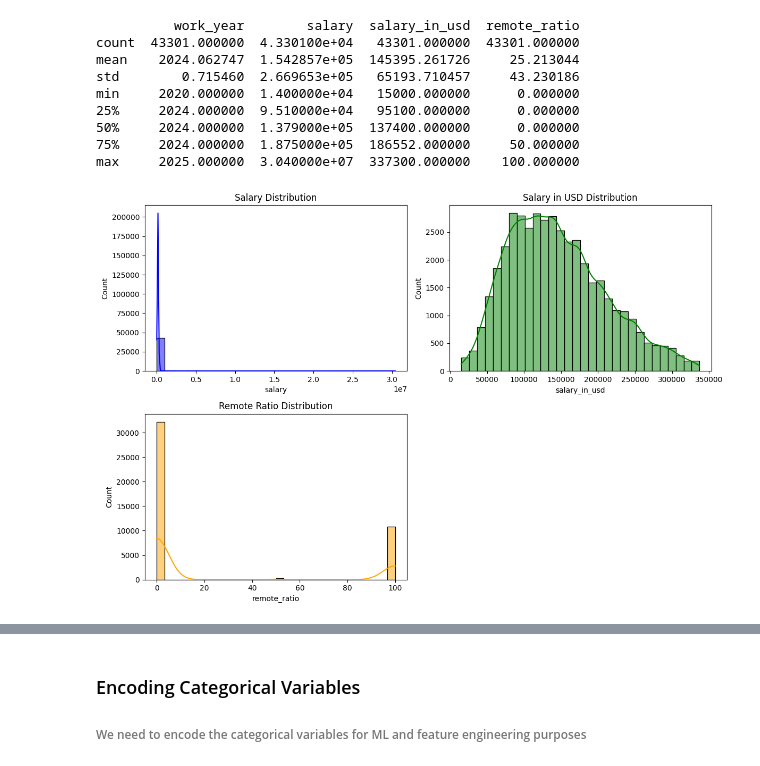
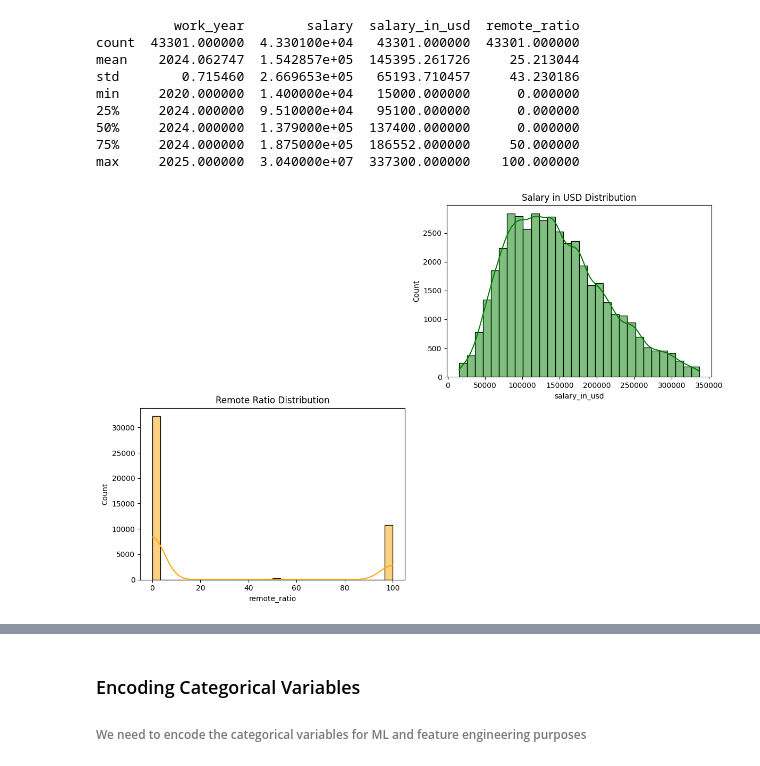
Before and after one commit to Zpicard/CIS490_Project, a Jupyter notebook: CleanData_EDA.ipynb, the cells around one changed output, grey strips where cells are left out. Drawn from its saved outputs; the diff is of its cells as text; code cells hidden in the pictures.

```diff
--- a/CleanData_EDA.ipynb
+++ b/CleanData_EDA.ipynb
@@ -204,28 +204,23 @@ min     2020.000000  1.400000e+04   15000.000000      0.000000
 75%     2024.000000  1.875000e+05  186552.000000     50.000000
 max     2025.000000  3.040000e+07  337300.000000    100.000000
 # %%
-# Visualizing the distribution of salary, salary_in_usd, and remote_ratio
+# Visualizing the distribution of salary_in_usd, and remote_ratio
 plt.figure(figsize=(12, 8))
-
-# Salary Distribution
-plt.subplot(2, 2, 1)
-sns.histplot(df_cleaned_no_duplicates['salary'], bins=30, kde=True, color='blue')
-plt.title('Salary Distribution')
 
 # Salary in USD Distribution
 plt.subplot(2, 2, 2)
 sns.histplot(df_cleaned_no_duplicates['salary_in_usd'], bins=30, kde=True, color='green')
 plt.title('Salary in USD Distribution')
 
 # Remote Ratio Distribution
 plt.subplot(2, 2, 3)
 sns.histplot(df_cleaned_no_duplicates['remote_ratio'], bins=30, kde=True, color='orange')
 plt.title('Remote Ratio Distribution')
 
 plt.tight_layout()
 plt.show()
 # %% [output]
-[figure, old version]
+[figure, new version]
 # %%
 # Visualizing the distribution of categorical variables
 # Potential Challenges:
```
Also changed, not shown: parts of 2 cells of this notebook, 3 other files.
